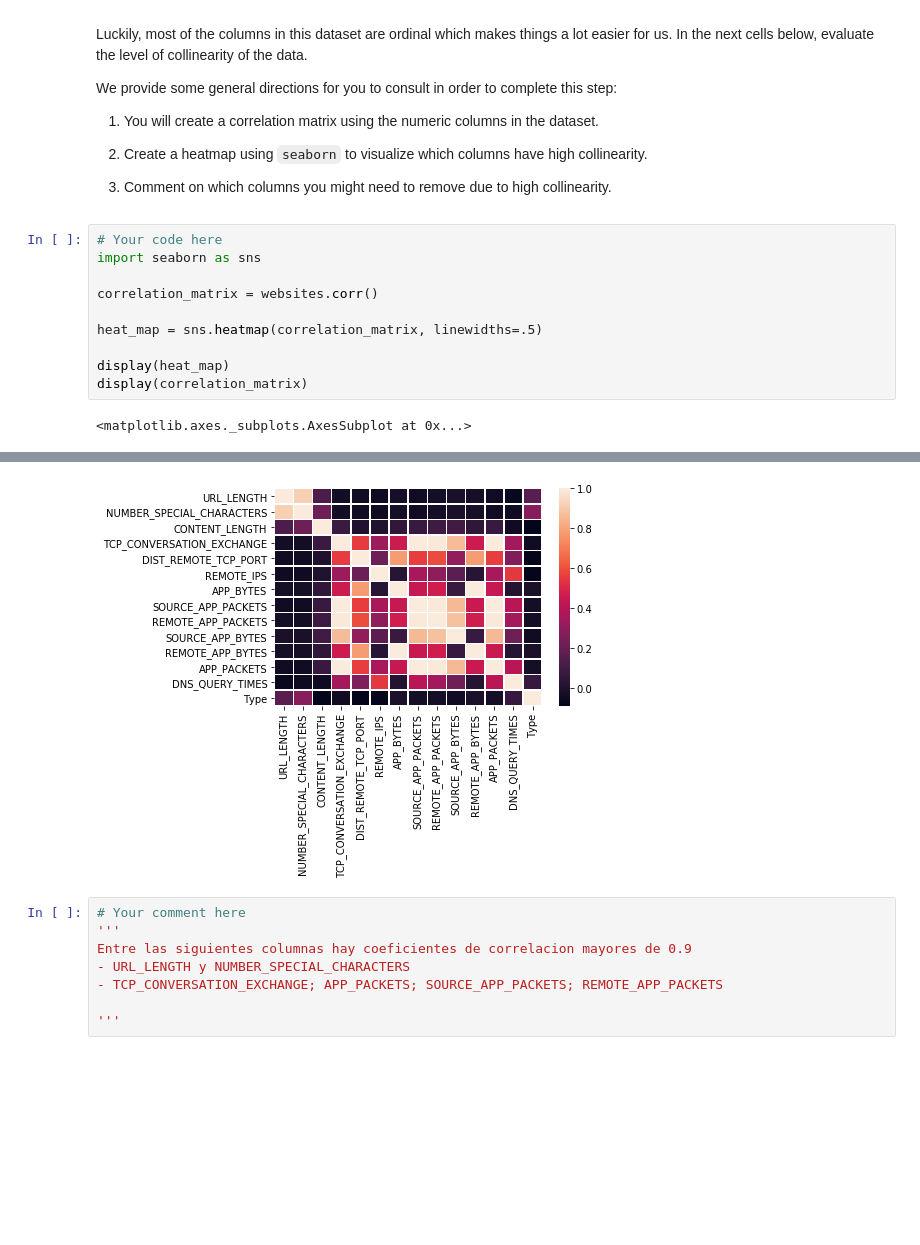
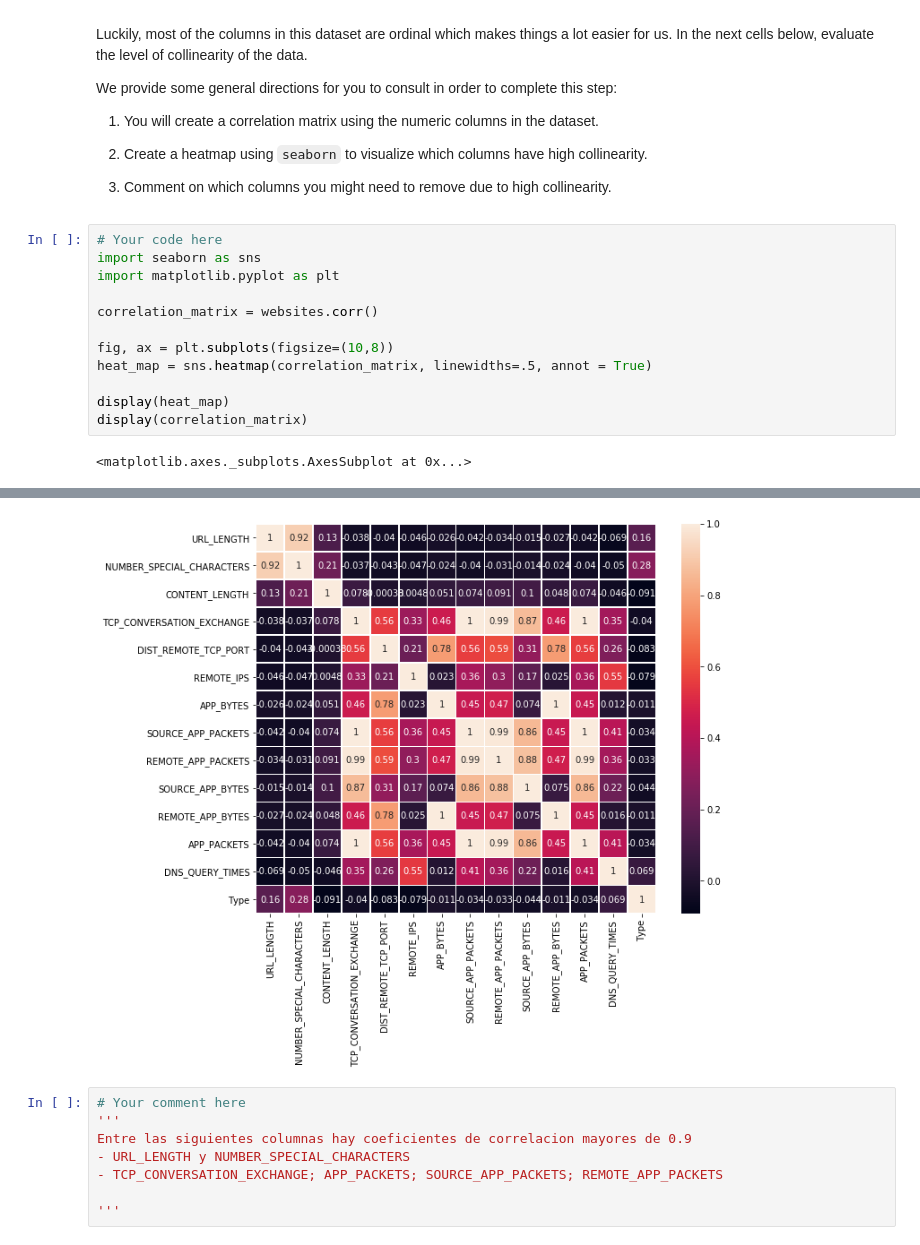
Before and after one commit to Paulapr/datamad0119, a Jupyter notebook: module-3/lab-supervised-learning/your-code/main.ipynb, the cells around one changed output, grey strips where cells are left out. Cells and saved outputs as stored; diff of their text form; blank space fills up the shorter version.

```diff
--- a/module-3/lab-supervised-learning/your-code/main.ipynb
+++ b/module-3/lab-supervised-learning/your-code/main.ipynb
@@ -116,31 +116,33 @@ We provide some general directions for you to consult in order to complete this
 # %%
 # Your code here
 import seaborn as sns
+import matplotlib.pyplot as plt
 
 correlation_matrix = websites.corr()
 
-heat_map = sns.heatmap(correlation_matrix, linewidths=.5)
+fig, ax = plt.subplots(figsize=(10,8))
+heat_map = sns.heatmap(correlation_matrix, linewidths=.5, annot = True)
 
 display(heat_map)
 display(correlation_matrix)
 # %% [output]
 <matplotlib.axes._subplots.AxesSubplot at 0x...>
 |  | URL_LENGTH | NUMBER_SPECIAL_CHARACTERS | CONTENT_LENGTH | TCP_CONVERSATION_EXCHANGE | DIST_REMOTE_TCP_PORT | ... |
 | URL_LENGTH | 1.000000 | 0.917986 | 0.129745 | -0.038407 | -0.039839 | ... |
 | NUMBER_SPECIAL_CHARACTERS | 0.917986 | 1.000000 | 0.214225 | -0.037459 | -0.042619 | ... |
 | CONTENT_LENGTH | 0.129745 | 0.214225 | 1.000000 | 0.078451 | -0.000381 | ... |
 | TCP_CONVERSATION_EXCHANGE | -0.038407 | -0.037459 | 0.078451 | 1.000000 | 0.555188 | ... |
 | DIST_REMOTE_TCP_PORT | -0.039839 | -0.042619 | -0.000381 | 0.555188 | 1.000000 | ... |
 | REMOTE_IPS | -0.046367 | -0.047103 | 0.004774 | 0.331080 | 0.210188 | ... |
 | APP_BYTES | -0.026446 | -0.023914 | 0.051202 | 0.457320 | 0.780238 | ... |
 | SOURCE_APP_PACKETS | -0.042264 | -0.040096 | 0.074142 | 0.997796 | 0.558612 | ... |
 | REMOTE_APP_PACKETS | -0.033779 | -0.030597 | 0.091077 | 0.990848 | 0.591188 | ... |
 | SOURCE_APP_BYTES | -0.014857 | -0.014376 | 0.100094 | 0.865580 | 0.313359 | ... |
 | REMOTE_APP_BYTES | -0.026686 | -0.024098 | 0.047595 | 0.458702 | 0.781212 | ... |
 | APP_PACKETS | -0.042264 | -0.040096 | 0.074142 | 0.997796 | 0.558612 | ... |
 | DNS_QUERY_TIMES | -0.068582 | -0.050048 | -0.045644 | 0.349832 | 0.259942 | ... |
 | Type | 0.162104 | 0.280897 | -0.090852 | -0.040202 | -0.082925 | ... |
-[figure, old version]
+[figure, new version]
 # %%
 # Your comment here
 '''
```
Also changed, not shown: parts of 8 cells of this notebook.
